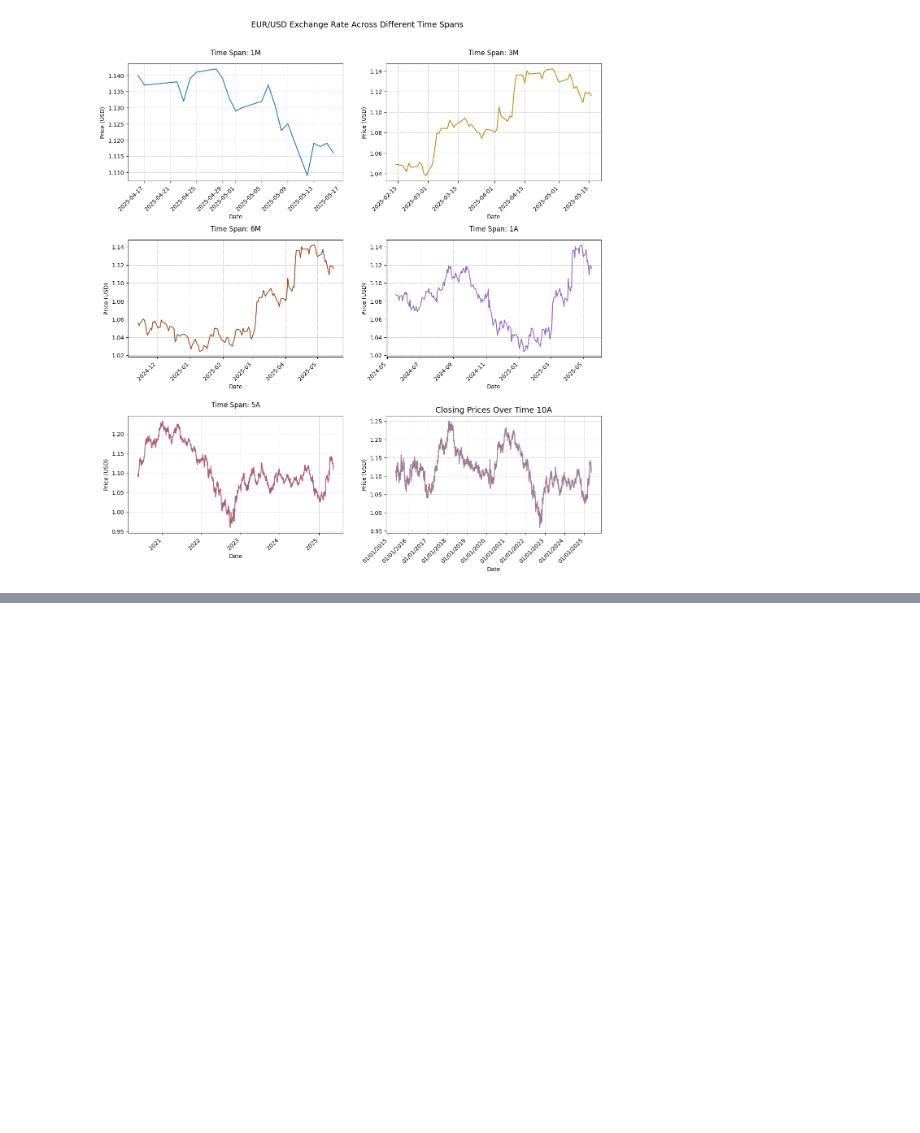
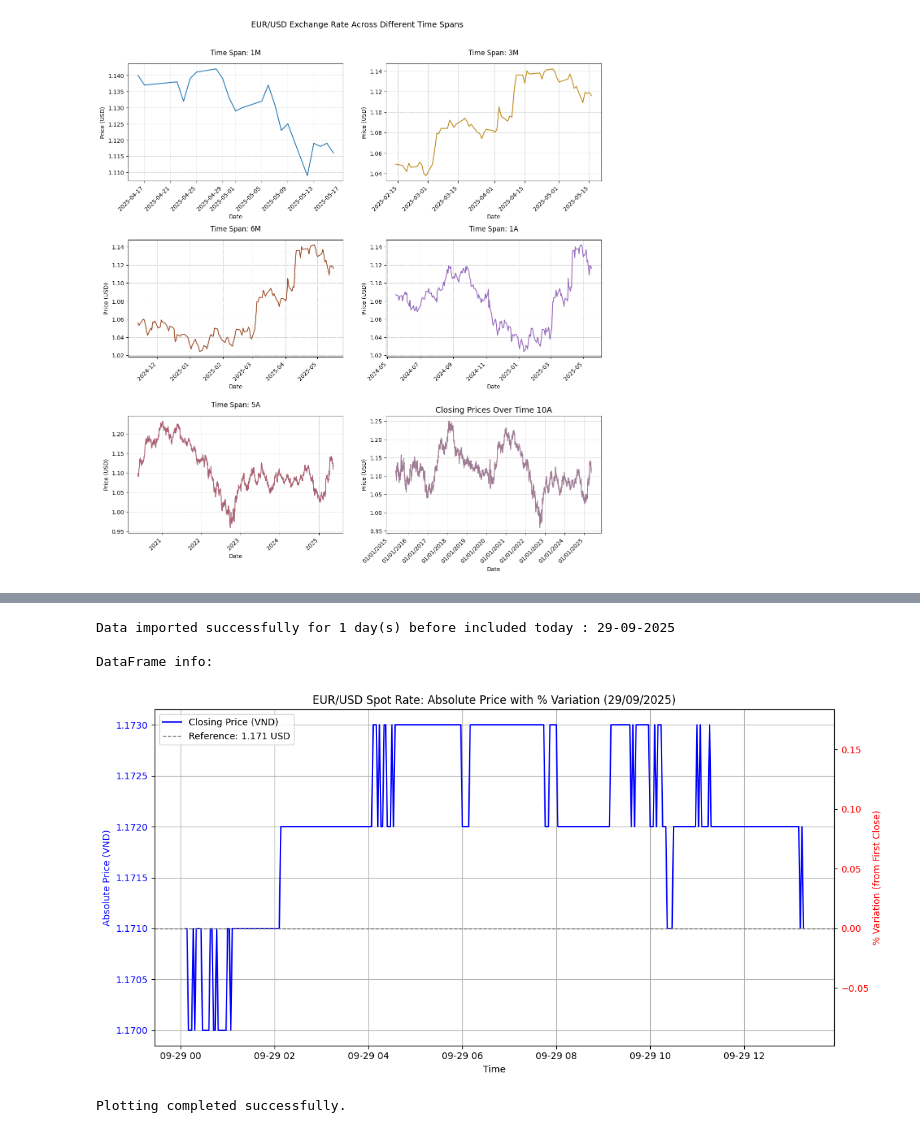
Before and after one commit to jdavid54/jupyter_notebooks2, a Jupyter notebook: eur_usd_change_data.ipynb, the cells around one changed output, grey strips where cells are left out. Saved outputs shown, nothing was run; the diff lists cells and outputs as text; code cells hidden in the pictures; blank space fills up the shorter version.

```diff
--- a/eur_usd_change_data.ipynb
+++ b/eur_usd_change_data.ipynb
@@ -326,0 +327,43 @@ plot_data(data_s)
+# %%
+# Define the time span for the plot title
+span = ''
+currency = 'USD'
+day = datetime.now().day
+day = str(day).zfill(2)
+month = datetime.now().month
+month = str(month).zfill(2)
+year = '2025'
+#currency = 'USD'  # Example currency, can be changed as needed
+# Example usage
+if __name__ == "__main__":
+    # Define the filename based on the span
+    if span == '5':
+        filename = fr'C:/Users/jeand/Downloads/EUR{currency}SPOT_2025-{month}-{day}_5days.txt'
+    else:
+        filename = fr'C:/Users/jeand/Downloads/EUR{currency}SPOT_2025-{month}-{day}.txt'
+        span = '1'
+    #currency = filename[28:31]  # Extract currency from filename, e.g., 'USD'
+    try:
+        data = import_data_from_file(filename)
+        print(f"Data imported successfully for {span} day(s) before included today : {day}-{month}-{year}")
+        #print(data.head())
+
+        # Optional: Display DataFrame info
+        print("\nDataFrame info:")
+        #print(data.info())
+
+        # Plot the opening prices
+        #plot_prices(data, span=span)
+        plot_data(data)
+        print("Plotting completed successfully.")
+
+    except FileNotFoundError:
+        print(f"Error: File '{filename}' not found.")
+    except Exception as e:
+        print(f"An error occurred: {str(e)}")
+# %% [output]
+Data imported successfully for 1 day(s) before included today : 29-09-2025
+
+DataFrame info:
+[figure, added]
+Plotting completed successfully.
```
Also changed, not shown: parts of 8 cells of this notebook, 8 other files.
